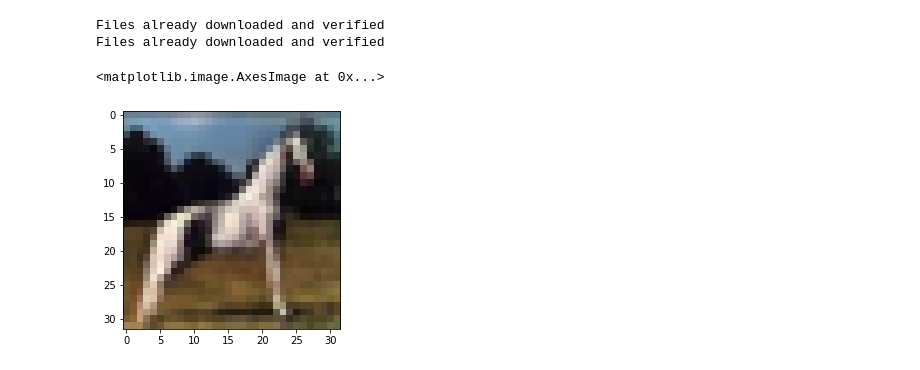
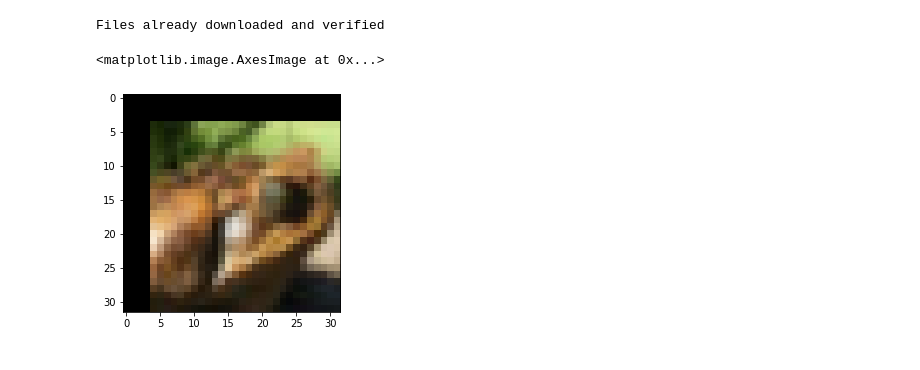
Before and after one commit to yklInverted/AI6103-DL-ResNet18, a Jupyter notebook: Ass01.ipynb, the cells around one changed output. Drawn from its saved outputs; the diff is of its cells as text; code cells hidden in the pictures.

```diff
--- a/Ass01.ipynb
+++ b/Ass01.ipynb
@@ -8,28 +18,49 @@ import numpy as np
 # %%
-transform = transforms.Compose(
-    [transforms.ToTensor()])
-     #transforms.Normalize((0.5, 0.5, 0.5), (0.5, 0.5, 0.5))])
+torch.manual_seed(0)
+# these are commonly used data augmentations
+# random cropping and random horizontal flip
+# lastly, we normalize each channel into zero mean and unit standard deviation
+transform_train = transforms.Compose([
+    transforms.RandomCrop(32, padding=4),
+    transforms.RandomHorizontalFlip(),
+    transforms.ToTensor(),
+    #transforms.Normalize((0.4914, 0.4822, 0.4465), (0.2023, 0.1994, 0.2010)),
+])
 
-batch_size = 4
+transform_test = transforms.Compose([
+    transforms.ToTensor(),
+    #transforms.Normalize((0.4914, 0.4822, 0.4465), (0.2023, 0.1994, 0.2010)),
+])
 
-trainset = torchvision.datasets.CIFAR10(root='./data', train=True,
-                                        download=True, transform=transform)
-trainloader = torch.utils.data.DataLoader(trainset, batch_size=batch_size,
-                                          shuffle=True, num_workers=2)
 
-testset = torchvision.datasets.CIFAR10(root='./data', train=False,
-                                       download=True, transform=transform)
-testloader = torch.utils.data.DataLoader(testset, batch_size=batch_size,
-                                         shuffle=False, num_workers=2)
+tempset = torchvision.datasets.CIFAR10(
+    root='./data', train=True, download=True, transform=transform_train)
 
-classes = ('plane', 'car', 'bird', 'cat',
-           'deer', 'dog', 'frog', 'horse', 'ship', 'truck')
+trainset, valset = data.random_split(tempset, [40000, 10000], generator= torch.Generator().manual_seed(0))
+
+trainloader = torch.utils.data.DataLoader(
+    trainset, batch_size=128, shuffle=True, num_workers=2)
+
+validloader = torch.utils.data.DataLoader(
+    valset, batch_size=128, shuffle=True, num_workers=2)
+testset = torchvision.datasets.CIFAR10(
+    root='./data', train=False, download=False, transform=transform_test)
+
+# we can use a larger batch size during test, because we do not save
+# intermediate variables for gradient computation, which leaves more memory
+testloader = torch.utils.data.DataLoader(
+    testset, batch_size=256, shuffle=False, num_workers=2)
+
+classes = ('plane', 'car', 'bird', 'cat', 'deer',
+           'dog', 'frog', 'horse', 'ship', 'truck')
 # %% [output]
 Files already downloaded and verified
-Files already downloaded and verified
+# %%
+train_indices, val_indices = train_test_split(list(range(len(tempset.targets))), test_size=0.2, random_state = 0, stratify=tempset.targets)
+trainset = torch.utils.data.Subset(tempset, train_indices)
+valset = torch.utils.data.Subset(tempset, val_indices)
 # %%
-
-plt.imshow(trainset[68][0].permute(1,2,0))
+plt.imshow(trainset[4][0].permute(1,2,0))
 # %% [output]
 <matplotlib.image.AxesImage at 0x...>
-[figure, old version]
+[figure, new version]
```
Also changed, not shown: parts of 16 cells of this notebook, 4 other files.
